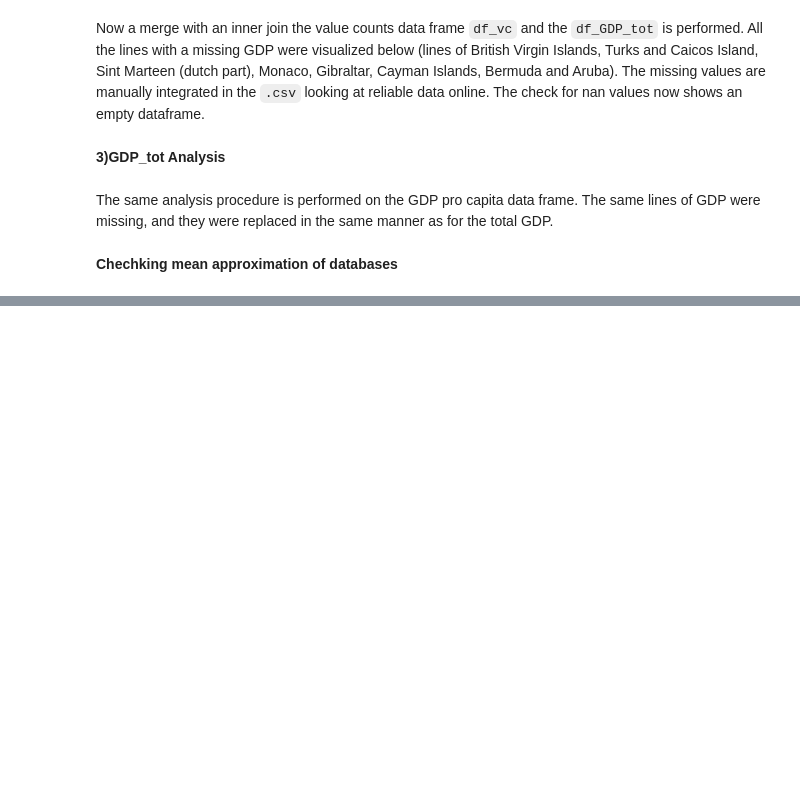
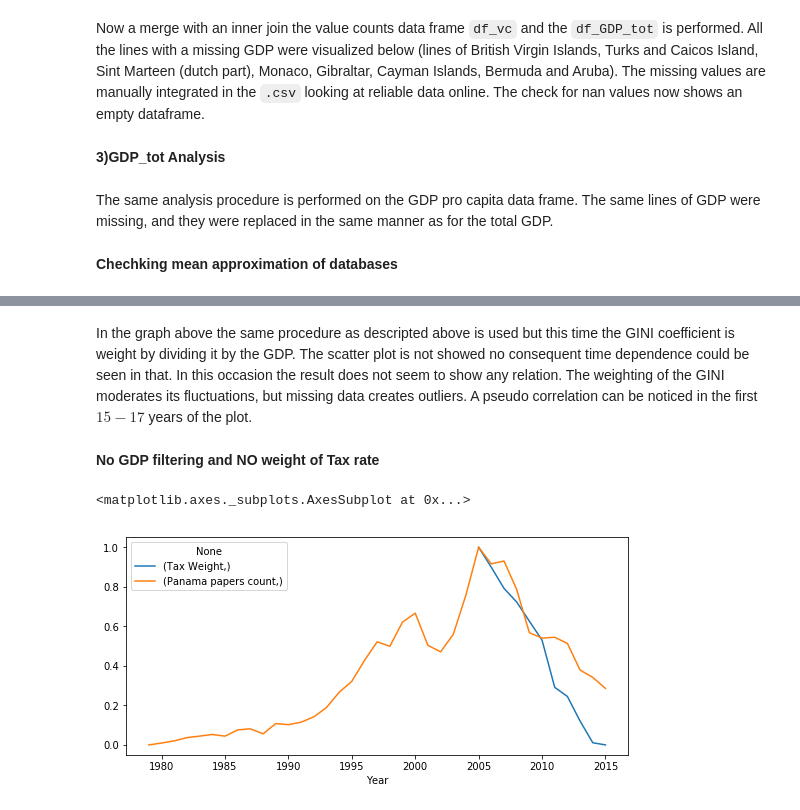
Before and after one commit to eddieshengyuwang/project_ada_akbar, a Jupyter notebook: work_in_progress/Tullio.ipynb, the cells around one changed output, grey strips where cells are left out. Cells and saved outputs as stored; diff of their text form; code cells hidden in the pictures; blank space fills up the shorter version.

```diff
--- a/work_in_progress/Tullio.ipynb
+++ b/work_in_progress/Tullio.ipynb
@@ -238,0 +276,22 @@ series_var_cut.plot(ax=ax)
+# %% [markdown]
+In the graph above the same procedure as descripted above is used but this time the GINI coefficient is weight by dividing it by the GDP. The scatter plot is not showed no consequent time dependence could be seen in that. In this occasion the result does not seem to show any relation. The weighting of the GINI moderates its fluctuations, but missing data creates outliers. A pseudo correlation can be noticed in the first $15 - 17$ years of the plot.
+# %% [markdown]
+**No GDP filtering and NO weight of Tax rate**
+# %%
+series_var = df_tax_weight.copy()
+series_var = series_var.drop(series_var.columns[1:4],axis=1).drop(series_var.columns[-1],axis=1)
+series_var=series_var.merge(df_GDP_w, how='inner',left_on='Country Name', right_on='Country Name')
+series_var[series_var.columns[1:57]]=series_var[series_var.columns[1:57]]#.divide(series_var['GDP_x'], axis='rows')
+series_var=series_var[series_var.columns[1:57]]
+series_var = series_var.mean(axis=0, skipna=True)
+series_var.index = series_var.index.astype(int)
+series_panamas_cut = series_panamas[series_panamas.index>=1979]
+series_panamas_cut = (series_panamas_cut-series_panamas_cut.min())/(series_panamas_cut.max()-series_panamas_cut.min())
+series_var_cut=series_var[series_var.index>=1979]
+series_var_cut=(series_var_cut-series_var_cut.min())/(series_var_cut.max()-series_var_cut.min())
+df_plot = pd.concat([series_var_cut, series_panamas_cut], axis=1)
+df_plot.columns = [['Tax Weight','Panama papers count']]
+df_plot.plot(figsize=(9,4))
+# %% [output]
+<matplotlib.axes._subplots.AxesSubplot at 0x...>
+[figure, added]
```
Also changed, not shown: parts of 35 cells of this notebook.
